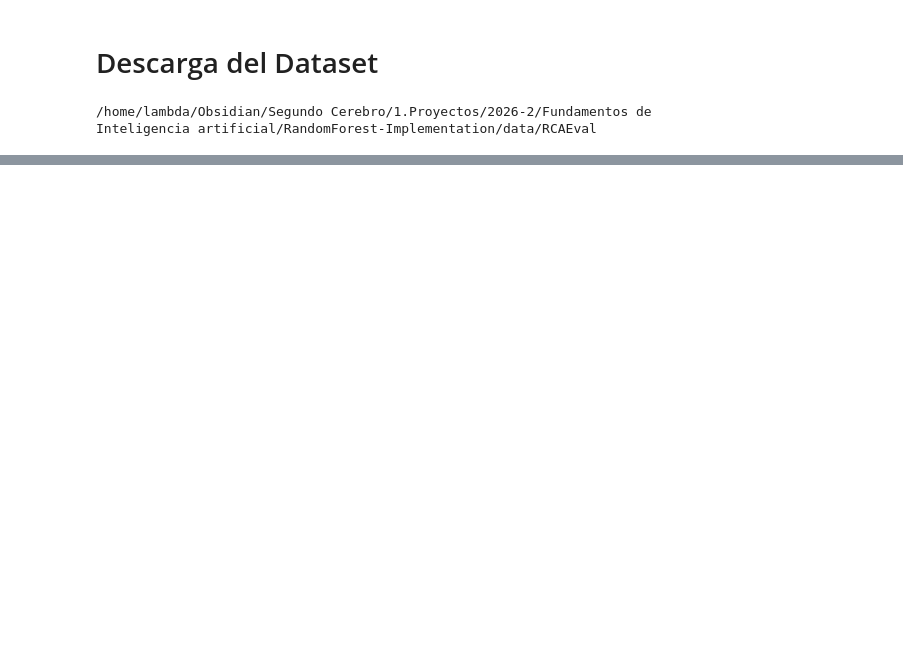
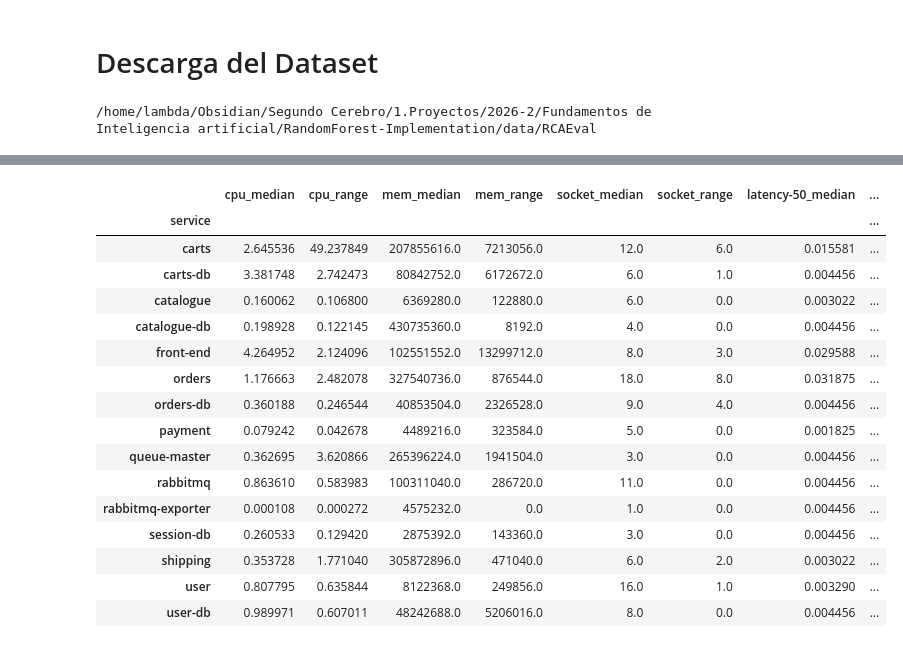
Before and after one commit to SrLambda/RandomForest-Implementation, a Jupyter notebook: notebooks/Untitled.ipynb, the cells around one changed output, grey strips where cells are left out. Saved outputs shown, nothing was run; the diff lists cells and outputs as text; code cells hidden in the pictures; blank space fills up the shorter version.

```diff
--- a/notebooks/Untitled.ipynb
+++ b/notebooks/Untitled.ipynb
@@ -17,0 +173,20 @@ print(ruta)
+# %%
+display(X.join(y).loc["re2ss_carts_cpu_1"])
+# %% [output]
+|  | cpu_median | cpu_range | mem_median | mem_range | socket_median | socket_range | latency-50_median | ... |
+| service |  |  |  |  |  |  |  | ... |
+| carts | 2.645536 | 49.237849 | 207855616.0 | 7213056.0 | 12.0 | 6.0 | 0.015581 | ... |
+| carts-db | 3.381748 | 2.742473 | 80842752.0 | 6172672.0 | 6.0 | 1.0 | 0.004456 | ... |
+| catalogue | 0.160062 | 0.106800 | 6369280.0 | 122880.0 | 6.0 | 0.0 | 0.003022 | ... |
+| catalogue-db | 0.198928 | 0.122145 | 430735360.0 | 8192.0 | 4.0 | 0.0 | 0.004456 | ... |
+| front-end | 4.264952 | 2.124096 | 102551552.0 | 13299712.0 | 8.0 | 3.0 | 0.029588 | ... |
+| orders | 1.176663 | 2.482078 | 327540736.0 | 876544.0 | 18.0 | 8.0 | 0.031875 | ... |
+| orders-db | 0.360188 | 0.246544 | 40853504.0 | 2326528.0 | 9.0 | 4.0 | 0.004456 | ... |
+| payment | 0.079242 | 0.042678 | 4489216.0 | 323584.0 | 5.0 | 0.0 | 0.001825 | ... |
+| queue-master | 0.362695 | 3.620866 | 265396224.0 | 1941504.0 | 3.0 | 0.0 | 0.004456 | ... |
+| rabbitmq | 0.863610 | 0.583983 | 100311040.0 | 286720.0 | 11.0 | 0.0 | 0.004456 | ... |
+| rabbitmq-exporter | 0.000108 | 0.000272 | 4575232.0 | 0.0 | 1.0 | 0.0 | 0.004456 | ... |
+| session-db | 0.260533 | 0.129420 | 2875392.0 | 143360.0 | 3.0 | 0.0 | 0.004456 | ... |
+| shipping | 0.353728 | 1.771040 | 305872896.0 | 471040.0 | 6.0 | 2.0 | 0.003022 | ... |
+| user | 0.807795 | 0.635844 | 8122368.0 | 249856.0 | 16.0 | 1.0 | 0.003290 | ... |
+| user-db | 0.989971 | 0.607011 | 48242688.0 | 5206016.0 | 8.0 | 0.0 | 0.004456 | ... |
```
Also changed, not shown: parts of 15 cells of this notebook.
